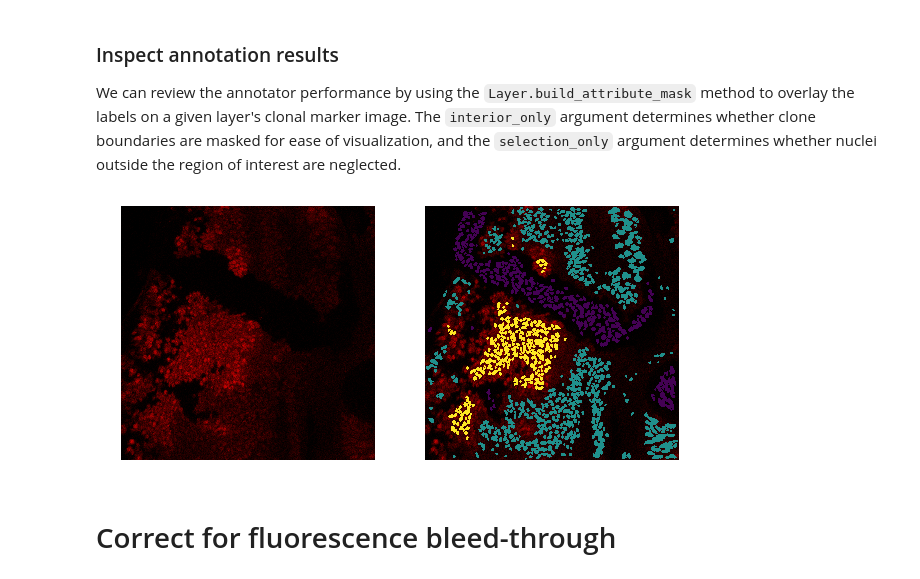
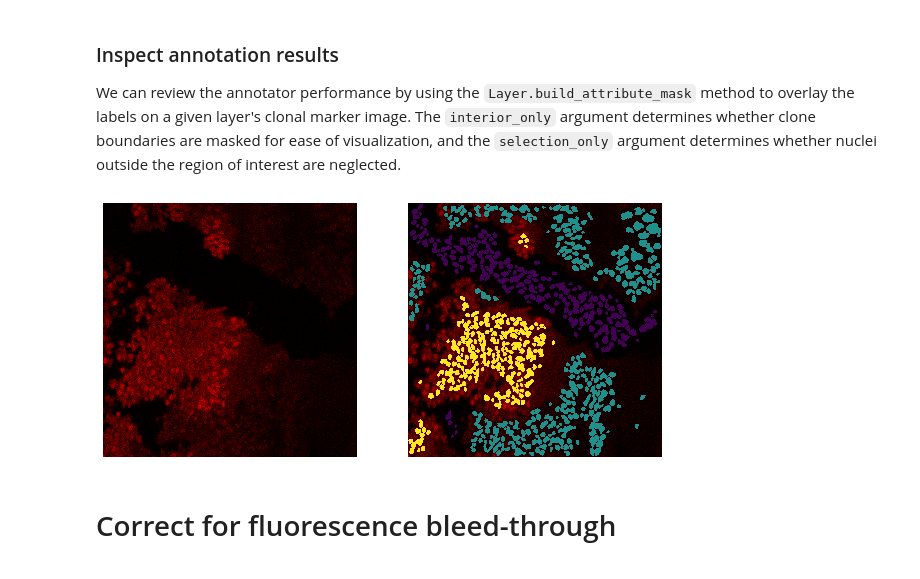
Before and after one commit to sbernasek/flyqma, a Jupyter notebook: tutorial.ipynb, the cells around one changed output. Saved outputs shown, nothing was run; the diff lists cells and outputs as text; code cells hidden in the pictures.

````diff
--- a/tutorial.ipynb
+++ b/tutorial.ipynb
@@ -108,7 +105,7 @@ from flyqma import Experiment
 experiment_path = '../data/replication_data/tutorial'
 experiment = Experiment(experiment_path)
 
-stack_id = 1
+stack_id = 'stack'
 stack = experiment.load_stack(stack_id, full=True)
 # %% [markdown]
 # Define a region of interest
@@ -167,28 +169,31 @@ layer_id = 0
 layer = stack[layer_id]
 
 # annotate layer
-#layer.apply_annotation()
+layer.apply_annotation()
 # %% [markdown]
 ### Inspect annotation results
 
 We can review the annotator performance by using the ```Layer.build_attribute_mask``` method to overlay the labels on a given layer's clonal marker image. The ```interior_only``` argument determines whether clone boundaries are masked for ease of visualization, and the ```selection_only``` argument determines whether nuclei outside the region of interest are neglected.
 # %%
+import matplotlib.pyplot as plt
+%matplotlib inline
+
 channel_id = 2
 border_thickness = 1
 interior_only = True
 selection_only = False
 
 # visualize clonal marker fluorescence
 fig, axes = plt.subplots(ncols=2, figsize=(10, 5))
 for ax in axes:
     fig = layer.get_channel(channel_id).show(segments=False, cmap='r', ax=ax)
 
 # overlay assigned genotypes
-layer.mark_boundaries(layer.data, max_edges=border_thickness)
+layer.mark_boundaries(max_edges=border_thickness)
 mask = layer.build_attribute_mask('genotype', interior_only=interior_only, selection_only=selection_only)
 _ = axes[1].imshow(mask)
 # %% [output]
-[figure, old version]
+[figure, new version]
 # %% [markdown]
 # Correct for fluorescence bleed-through
 # %% [markdown]
````
Also changed, not shown: parts of 19 cells of this notebook, 24 other files.
